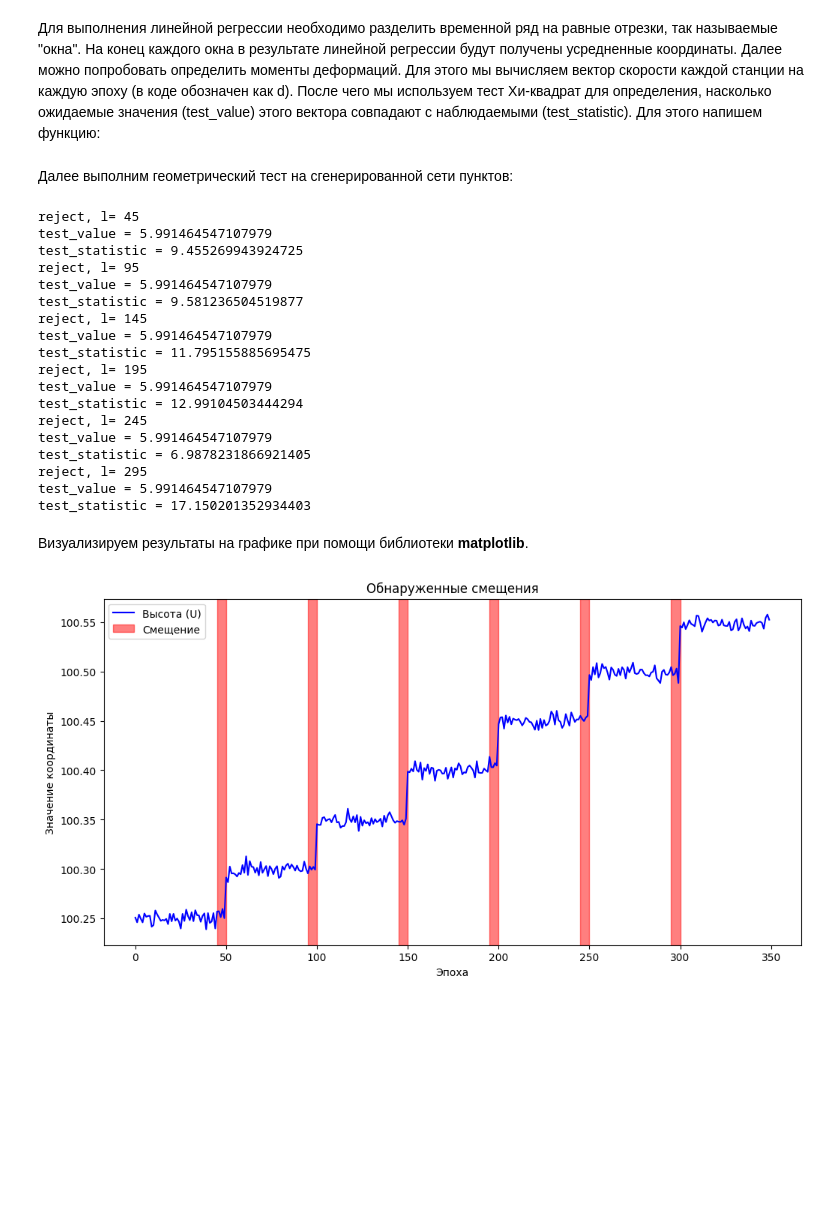
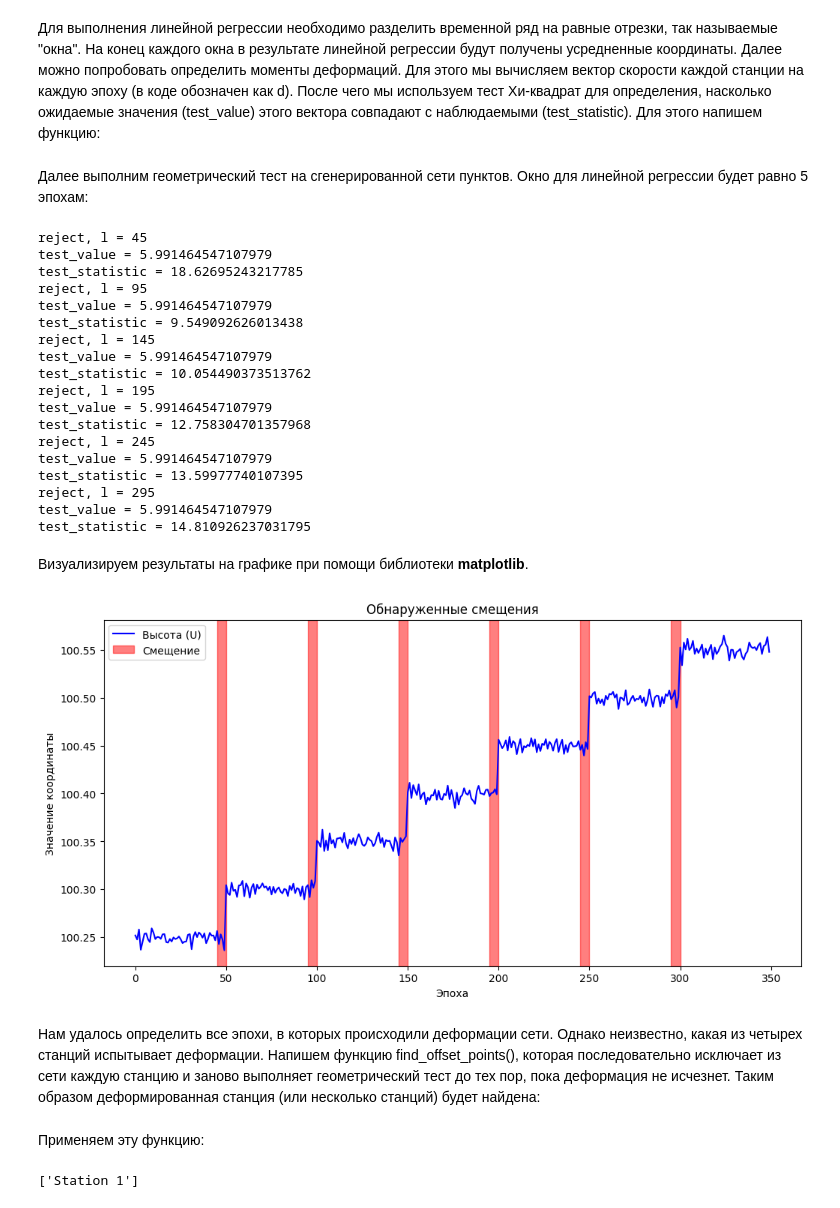
Before and after one commit to Artmalik92/Congruence-Test-For-Students, a Jupyter notebook: geometry_test.ipynb, the cells around one changed output. Drawn from its saved outputs; the diff is of its cells as text; code cells hidden in the pictures; blank space fills up the shorter version.

```diff
--- a/geometry_test.ipynb
+++ b/geometry_test.ipynb
@@ -168,7 +168,7 @@ def linear_regression(time_series_frag, sigma_0) :
 # %% [markdown]
 Для выполнения линейной регрессии необходимо разделить временной ряд на равные отрезки, так называемые "окна". На конец каждого окна в результате линейной регрессии будут получены усредненные координаты. Далее можно попробовать определить моменты деформаций. Для этого мы вычисляем вектор скорости каждой станции на каждую эпоху (в коде обозначен как d). После чего мы используем тест Хи-квадрат для определения, насколько ожидаемые значения (test_value) этого вектора совпадают с наблюдаемыми (test_statistic). Для этого напишем функцию:
 # %%
-def geometric_test_statictics(time_serieses_df, window, sigma_0):
+def geometric_test_statictics(time_series_df, window, sigma_0):
     """
     Функция разделяет временной ряд на окна, затем выполняет линейную регрессию
     и рассчет статистики геометрического теста.
@@ -183,12 +183,11 @@ def geometric_test_statictics(time_serieses_df, window, sigma_0):
                а также результаты геометрического теста
     """
     # Создаем необходимые списки для хранения данных
-    time_series_df = time_serieses_df[0]
-    epochs = int(time_series_df.shape[0]/window)
-    X_WLS = numpy.ndarray(shape=(epochs,1,12))
-    Qv_WLS = numpy.ndarray(shape=(epochs,3*4,3*4))
+    epochs = int(time_series_df[0].shape[0] / window)
+    num_dfs = len(time_series_df)
+    X_WLS = numpy.ndarray(shape=(epochs,1,3*num_dfs))
+    Qv_WLS = numpy.ndarray(shape=(epochs,3*num_dfs,3*num_dfs))
     mu_WLS = numpy.zeros(epochs)
-    time_series_df = time_serieses_df[0]
 
     # Цикл для разделения временного ряда на окна
     end = 0
@@ -196,14 +195,20 @@ def geometric_test_statictics(time_serieses_df, window, sigma_0):
         st = end
         end = int((j + 1) * window)
 
-        x_LS1, Qv1, mu1, Qx, V = linear_regression(df1.iloc[st:end],0.005)
-        x_LS2, Qv2, mu2, Qx, V = linear_regression(df2.iloc[st:end],0.005)
-        x_LS3, Qv3, mu3, Qx, V = linear_regression(df3.iloc[st:end],0.005)
-        x_LS4, Qv4, mu4, Qx, V = linear_regression(df4.iloc[st:end],0.005)
+        mu_sum = 0
+        x_LS_list = []
+        Qv_list = []
 
-        mu_WLS[j] = mu1**2 + mu2**2 + mu3**2 + mu4**2
-        X_WLS[j] = numpy.hstack((x_LS1,x_LS2,x_LS3,x_LS4))
-        Qv_WLS[j] = block_diag(Qv1,Qv2,Qv3,Qv4)
+        for df in time_series_df:
+            x_LS, Qv, mu, Qx, V = linear_regression(df.iloc[st:end], 0.005)
+            x_LS_list.append(x_LS)
+            Qv_list.append(Qv)
+            mu_sum += mu ** 2
+
+        mu_WLS[j] = mu_sum
+        X_WLS[j] = numpy.hstack(x_LS_list)
+        Qv_WLS[j] = block_diag(*Qv_list)
+
 
     # список для хранения значений статистики
     test_statistic = numpy.zeros((epochs-1))
@@ -226,49 +231,53 @@ def geometric_test_statictics(time_serieses_df, window, sigma_0):
 
     return X_WLS, Qv_WLS, test_statistic, rejected_epochs
 # %% [markdown]
-Далее выполним геометрический тест на сгенерированной сети пунктов:
+Далее выполним геометрический тест на сгенерированной сети пунктов. Окно для линейной регрессии будет равно 5 эпохам:
 # %%
-X_WLS, Qv_WLS, test_statistic, rejected_epochs = geometric_test_statictics(time_serieses_df=df1, window=5, sigma_0=0.05)
+window = 5
+dfs = [Station_1, Station_2, Station_3, Station_4]
+X_WLS, Qv_WLS, test_statistic, rejected_epochs = geometric_test_statictics(time_series_df=dfs, window=window, sigma_0=0.05)
 # %% [output]
-reject, l= 45
+reject, l = 45
 test_value = 5.991464547107979
-test_statistic = 9.455269943924725
-reject, l= 95
+test_statistic = 18.62695243217785
+reject, l = 95
 test_value = 5.991464547107979
-test_statistic = 9.581236504519877
-reject, l= 145
+test_statistic = 9.549092626013438
+reject, l = 145
 test_value = 5.991464547107979
-test_statistic = 11.795155885695475
-reject, l= 195
+test_statistic = 10.054490373513762
+reject, l = 195
 test_value = 5.991464547107979
-test_statistic = 12.99104503444294
-reject, l= 245
+test_statistic = 12.758304701357968
+reject, l = 245
 test_value = 5.991464547107979
-test_statistic = 6.9878231866921405
-reject, l= 295
+test_statistic = 13.59977740107395
+reject, l = 295
 test_value = 5.991464547107979
-test_statistic = 17.150201352934403
+test_statistic = 14.810926237031795
 # %% [markdown]
 Визуализируем результаты на графике при помощи библиотеки **matplotlib**.
 # %%
 import matplotlib.pyplot as plt
 
 # создаем график
 plt.figure(figsize=(12, 6))
 
 # отображаем колонку со значениями высоты
-plt.plot(df1[2], label='Высота (U)', color='blue')
+plt.plot(Station_1[2], label='Высота (U)', color='blue')
 
 # подсвечиваем эпохи, которые содержат деформации
 for epoch in rejected_epochs:
-    plt.axvspan(epoch, epoch + 5, color='red', alpha=0.5, label=f'Смещение' if epoch == rejected_epochs[0] else "")
+    plt.axvspan(epoch, epoch + window, color='red', alpha=0.5, label=f'Смещение' if epoch == rejected_epochs[0] else "")
 
 plt.title('Обнаруженные смещения')
 plt.xlabel('Эпоха')
 plt.ylabel('Значение координаты')
 plt.legend()
 
 # Показать график
 plt.show()
 # %% [output]
-[figure, old version]
+[figure, new version]
+# %% [markdown]
+Нам удалось определить все эпохи, в которых происходили деформации сети. Однако неизвестно, какая из четырех станций испытывает деформации. Напишем функцию find_offset_points(), которая последовательно исключает из сети каждую станцию и заново выполняет геометрический тест до тех пор, пока деформация не исчезнет. Таким образом деформированная станция (или несколько станций) будет найдена:
@@ -274,0 +315,2 @@ plt.show()
+# %% [markdown]
+Применяем эту функцию:
@@ -274,0 +324,4 @@ plt.show()
+# %%
+offset_points
+# %% [output]
+['Station 1']
```
Also changed, not shown: parts of 7 cells of this notebook.
